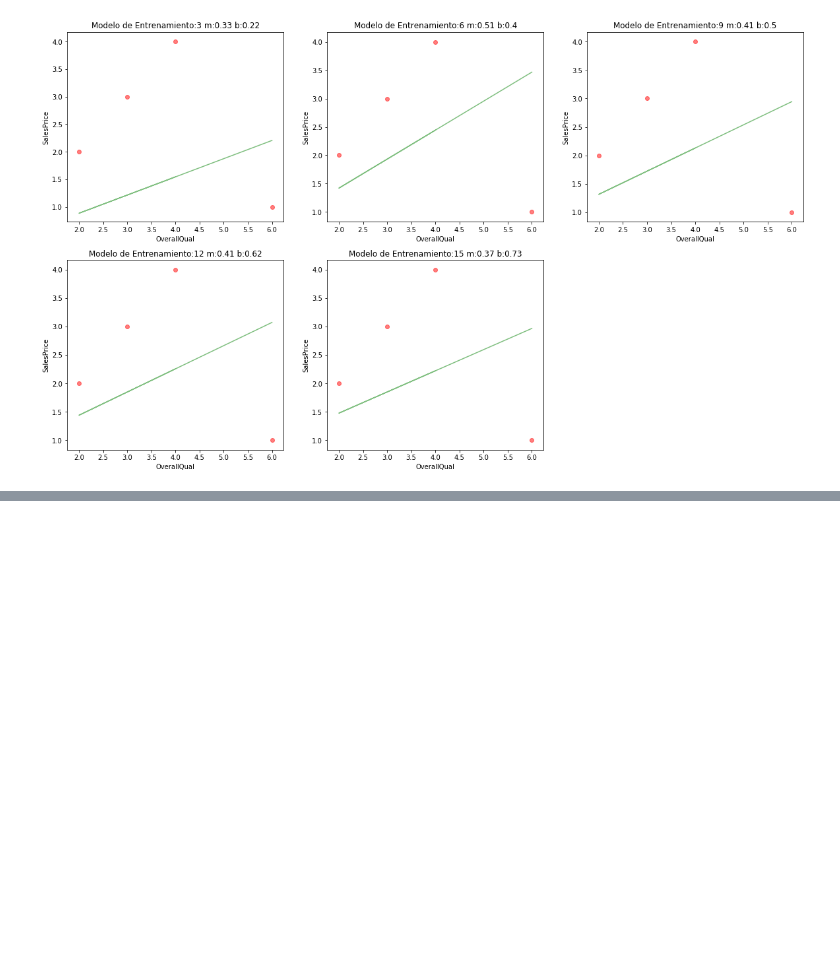
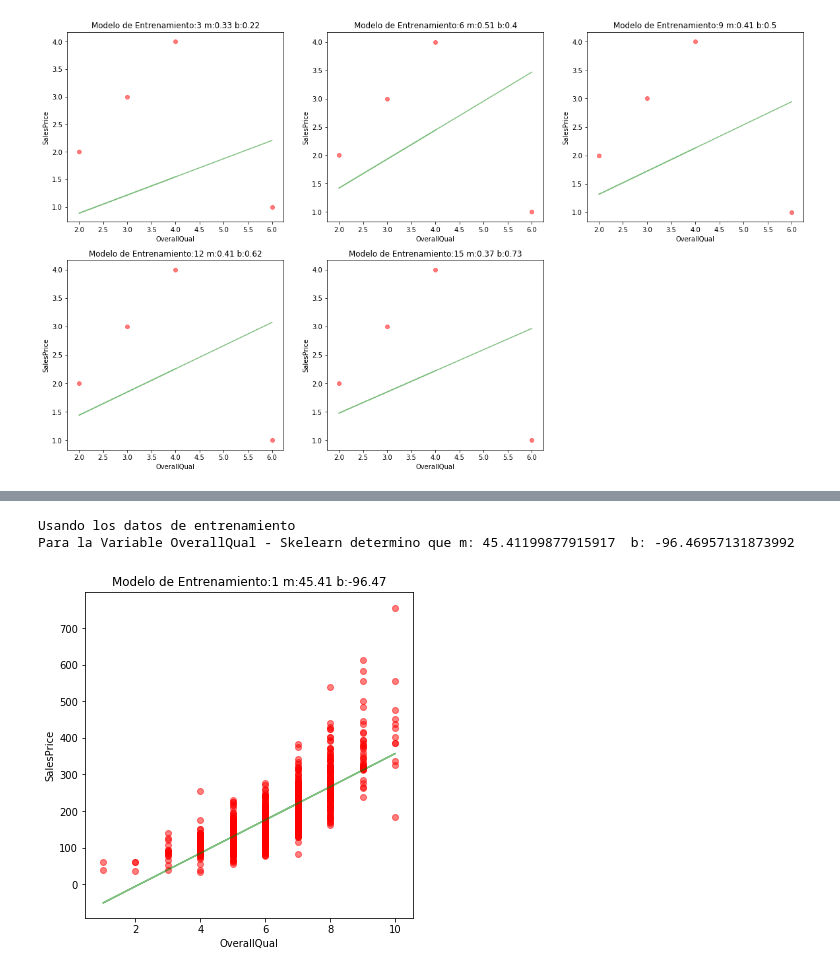
Before and after one commit to jonathanDeLeonGES/jupyterNotebooks, a Jupyter notebook: Proyecto_Curso_CienciaDatos.ipynb, the cells around one changed output, grey strips where cells are left out. Drawn from its saved outputs; the diff is of its cells as text; code cells hidden in the pictures; blank space fills up the shorter version.

```diff
--- a/Proyecto_Curso_CienciaDatos.ipynb
+++ b/Proyecto_Curso_CienciaDatos.ipynb
@@ -364,0 +431,35 @@ graficar_modelosEntrenamiento(np.array([6,2,3,4]),np.array([1,2,3,4]),res,3,"Ove
+# %%
+from sklearn.linear_model import LinearRegression
+##Creamos una funcion para el modelo de Skelearn
+
+def entrenamientoSklearn(x,y):
+
+    ##Modificamos X dado que Skelearn espera un vector 2D
+    x= x.reshape(-1, 1)
+
+    ##Regresion Linea
+    reg = LinearRegression().fit(x, y)
+
+    #Obtenemos m
+    m = reg.coef_[0]
+    #obtenemos b
+    b = reg.intercept_
+
+    return m,b
+# %%
+##Ya usamos los datos de Entrenamiento
+x= data_Training[:,1]
+y= data_Training[:,0]/1000 ##para facilitar el modelo de entrenamiento Cantidades en miles
+
+#Obtenemos m y b con la funcion de skelearn
+m,b = entrenamientoSklearn(x,y)
+#Desplegamos resultados
+print('Usando los datos de entrenamiento')
+print('Para la Variable OverallQual - Skelearn determino que m:',m,' b:',b)
+
+#Graficamos nuestro modelo
+graficar_modelosEntrenamiento(x,y,{1:[m,b]},1,"OverallQual","SalesPrice")
+# %% [output]
+Usando los datos de entrenamiento
+Para la Variable OverallQual - Skelearn determino que m: 45.41199877915917  b: -96.46957131873992
+[figure, added]
```
Also changed, not shown: parts of 15 cells of this notebook.
